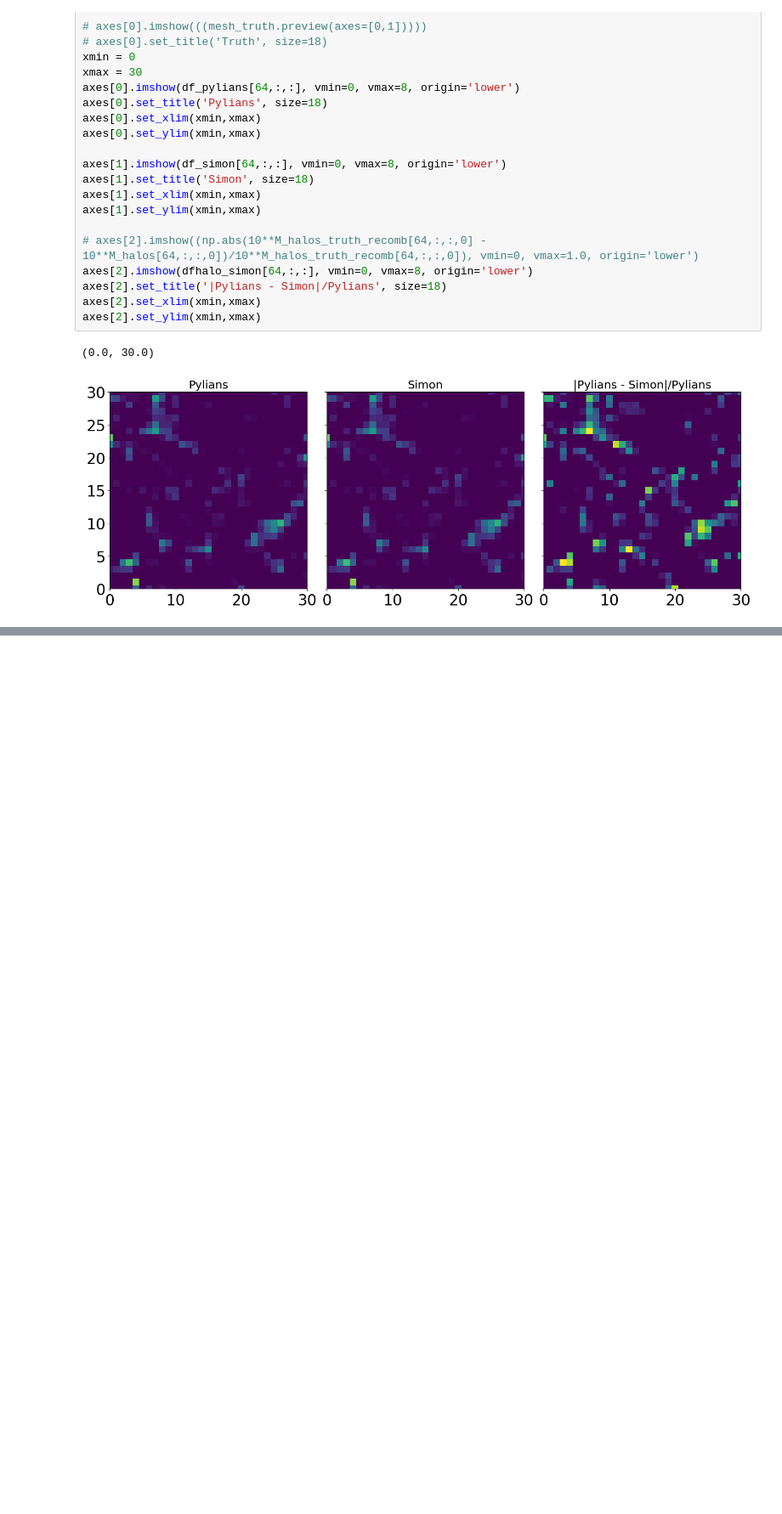
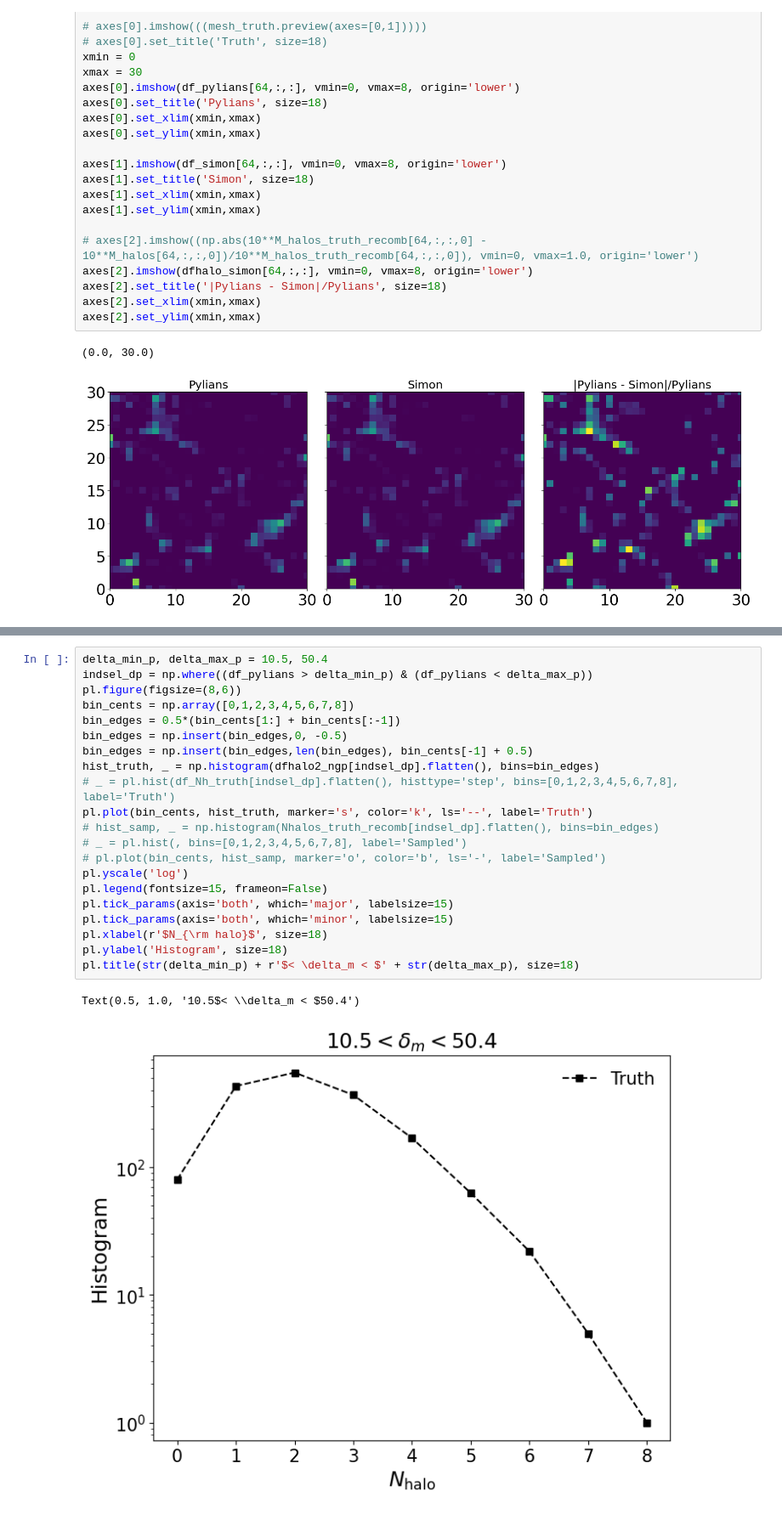
Before and after one commit to shivampcosmo/CHARM_old, a Jupyter notebook: notebooks/test_rho.ipynb, the cells around one changed output, grey strips where cells are left out. Shown at 85% size. Cells and saved outputs as stored; diff of their text form; blank space fills up the shorter version.

```diff
--- a/notebooks/test_rho.ipynb
+++ b/notebooks/test_rho.ipynb
@@ -267,0 +488,24 @@ Array([-0.3553632 , -0.3553632 , -1.        , -1.        , -1.        ,
+# %%
+delta_min_p, delta_max_p = 10.5, 50.4
+indsel_dp = np.where((df_pylians > delta_min_p) & (df_pylians < delta_max_p))
+pl.figure(figsize=(8,6))
+bin_cents = np.array([0,1,2,3,4,5,6,7,8])
+bin_edges = 0.5*(bin_cents[1:] + bin_cents[:-1])
+bin_edges = np.insert(bin_edges,0, -0.5)
+bin_edges = np.insert(bin_edges,len(bin_edges), bin_cents[-1] + 0.5)
+hist_truth, _ = np.histogram(dfhalo2_ngp[indsel_dp].flatten(), bins=bin_edges)
+# _ = pl.hist(df_Nh_truth[indsel_dp].flatten(), histtype='step', bins=[0,1,2,3,4,5,6,7,8], label='Truth')
+pl.plot(bin_cents, hist_truth, marker='s', color='k', ls='--', label='Truth')
+# hist_samp, _ = np.histogram(Nhalos_truth_recomb[indsel_dp].flatten(), bins=bin_edges)
+# _ = pl.hist(, bins=[0,1,2,3,4,5,6,7,8], label='Sampled')
+# pl.plot(bin_cents, hist_samp, marker='o', color='b', ls='-', label='Sampled')
+pl.yscale('log')
+pl.legend(fontsize=15, frameon=False)
+pl.tick_params(axis='both', which='major', labelsize=15)
+pl.tick_params(axis='both', which='minor', labelsize=15)
+pl.xlabel(r'$N_{\rm halo}$', size=18)
+pl.ylabel('Histogram', size=18)
+pl.title(str(delta_min_p) + r'$< \delta_m < $' + str(delta_max_p), size=18)
+# %% [output]
+Text(0.5, 1.0, '10.5$< \\delta_m < $50.4')
+[figure, added]
```
Also changed, not shown: parts of 33 cells of this notebook, 42 other files.
